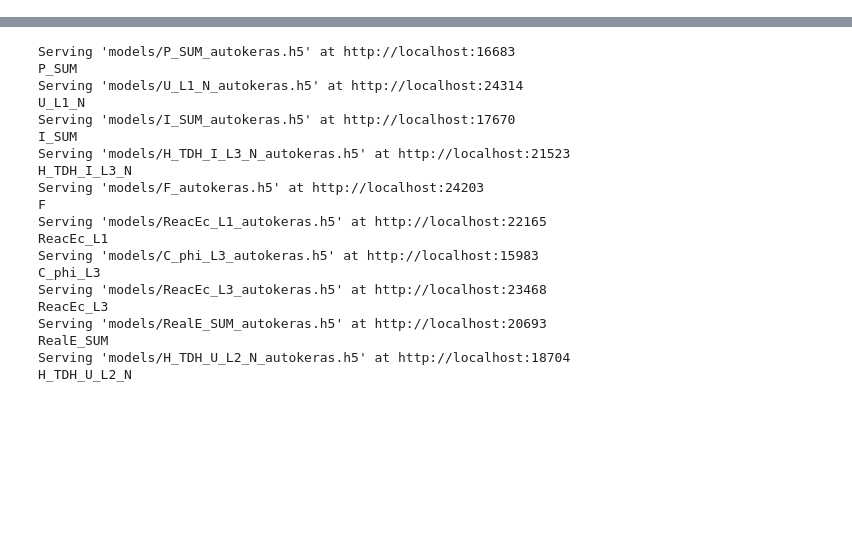
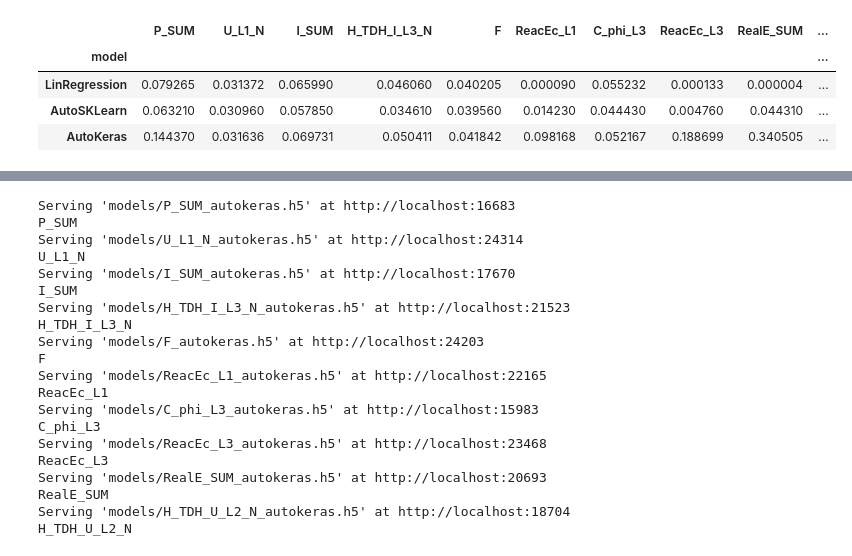
Before and after one commit to PedroOliveiraPT/Electricity-Forecasting, a Jupyter notebook: Results RMS.ipynb, the cells around one changed output, grey strips where cells are left out. Cells and saved outputs as stored; diff of their text form; code cells hidden in the pictures; blank space fills up the shorter version.

```diff
--- a/Results RMS.ipynb
+++ b/Results RMS.ipynb
@@ -22,5 +25,13 @@ df.head()
 | SimpleGRU_10_15secs | 0.079773 | 0.049721 | 0.071767 | 0.049153 | 0.040878 | 0.012765 | 0.053661 | 0.029745 | 0.232624 | ... |
 | SimpleLSTM_20_15secs | 0.086484 | 0.052100 | 0.073630 | 0.047460 | 0.040511 | 0.020637 | 0.053760 | 0.052452 | 0.212594 | ... |
 | SimpleGRU_20_15secs | 0.075620 | 0.050067 | 0.070063 | 0.049064 | 0.040640 | 0.007355 | 0.053538 | 0.039959 | 0.217382 | ... |
+# %%
+df.loc[['LinRegression','AutoSKLearn', 'AutoKeras']]
+# %% [output]
+|  | P_SUM | U_L1_N | I_SUM | H_TDH_I_L3_N | F | ReacEc_L1 | C_phi_L3 | ReacEc_L3 | RealE_SUM | ... |
+| model |  |  |  |  |  |  |  |  |  | ... |
+| LinRegression | 0.079265 | 0.031372 | 0.065990 | 0.046060 | 0.040205 | 0.000090 | 0.055232 | 0.000133 | 0.000004 | ... |
+| AutoSKLearn | 0.063210 | 0.030960 | 0.057850 | 0.034610 | 0.039560 | 0.014230 | 0.044430 | 0.004760 | 0.044310 | ... |
+| AutoKeras | 0.144370 | 0.031636 | 0.069731 | 0.050411 | 0.041842 | 0.098168 | 0.052167 | 0.188699 | 0.340505 | ... |
 # %%
 control = np.array(df.transpose().LinRegression)
```
Also changed, not shown: parts of 6 cells of this notebook, 15 other files.
